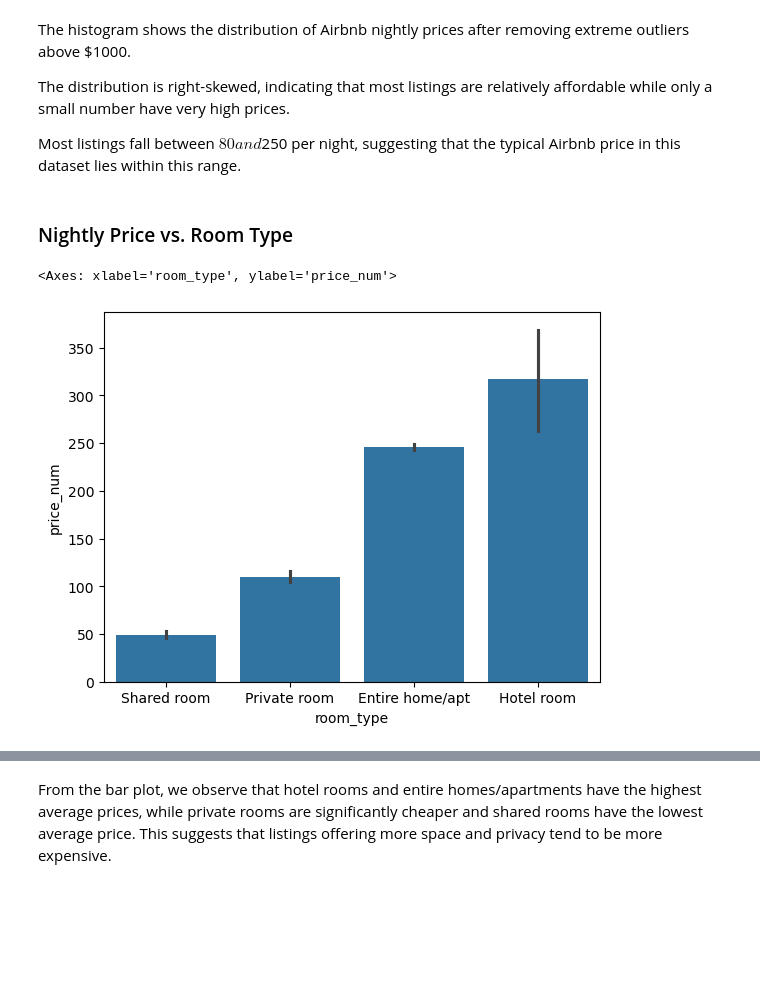
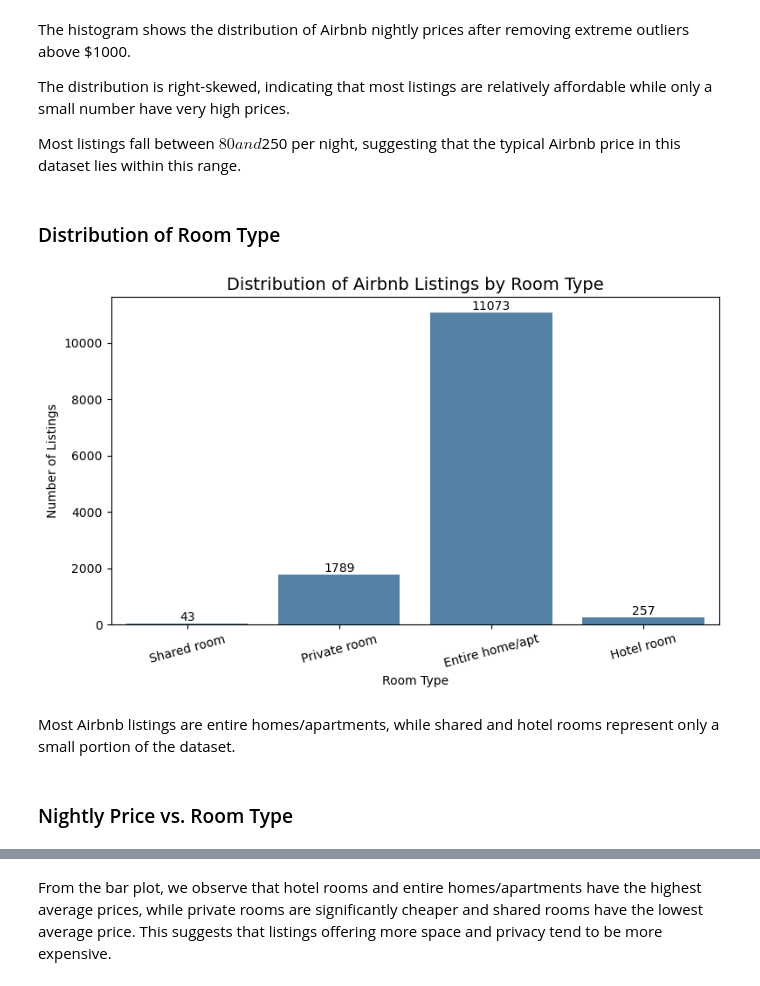
Before and after one commit to COGS108/Group082_WI26, a Jupyter notebook: 02-EDACheckpoint.ipynb, the cells around one changed output, grey strips where cells are left out. Cells and saved outputs as stored; diff of their text form; code cells hidden in the pictures; blank space fills up the shorter version.

```diff
--- a/02-EDACheckpoint.ipynb
+++ b/02-EDACheckpoint.ipynb
@@ -543,6 +543,38 @@ The histogram shows the distribution of Airbnb nightly prices after removing ext
 The distribution is right-skewed, indicating that most listings are relatively affordable while only a small number have very high prices.
 
 Most listings fall between $80 and $250 per night, suggesting that the typical Airbnb price in this dataset lies within this range.
+# %% [markdown]
+###  Distribution of Room Type
+# %%
+plt.figure(figsize=(8,5))
+
+ax = sns.countplot(
+    data=listings,
+    x='room_type',
+    order=['Shared room','Private room','Entire home/apt','Hotel room'],
+    color='steelblue'
+)
+
+for p in ax.patches:
+    ax.annotate(
+        f'{int(p.get_height())}',
+        (p.get_x() + p.get_width()/2., p.get_height()),
+        ha='center',
+        va='bottom'
+    )
+
+plt.title("Distribution of Airbnb Listings by Room Type", fontsize=14)
+plt.xlabel("Room Type")
+plt.ylabel("Number of Listings")
+
+plt.xticks(rotation=15)
+
+plt.tight_layout()
+plt.show()
+# %% [output]
+[figure, added]
+# %% [markdown]
+Most Airbnb listings are entire homes/apartments, while shared and hotel rooms represent only a small portion of the dataset.
 # %% [markdown]
 ### Nightly Price vs. Room Type
 # %%
@@ -553,13 +585,3 @@ price_num = (
 )
 
 listings['price_num'] = price_num
-# %%
-sns.barplot(
-    data=filtered,
-    x='room_type',
-    y='price_num',
-    order=['Shared room','Private room','Entire home/apt','Hotel room']
-)
-# %% [output]
-<Axes: xlabel='room_type', ylabel='price_num'>
-[figure, removed]
```
Also changed, not shown: parts of 6 cells of this notebook.
